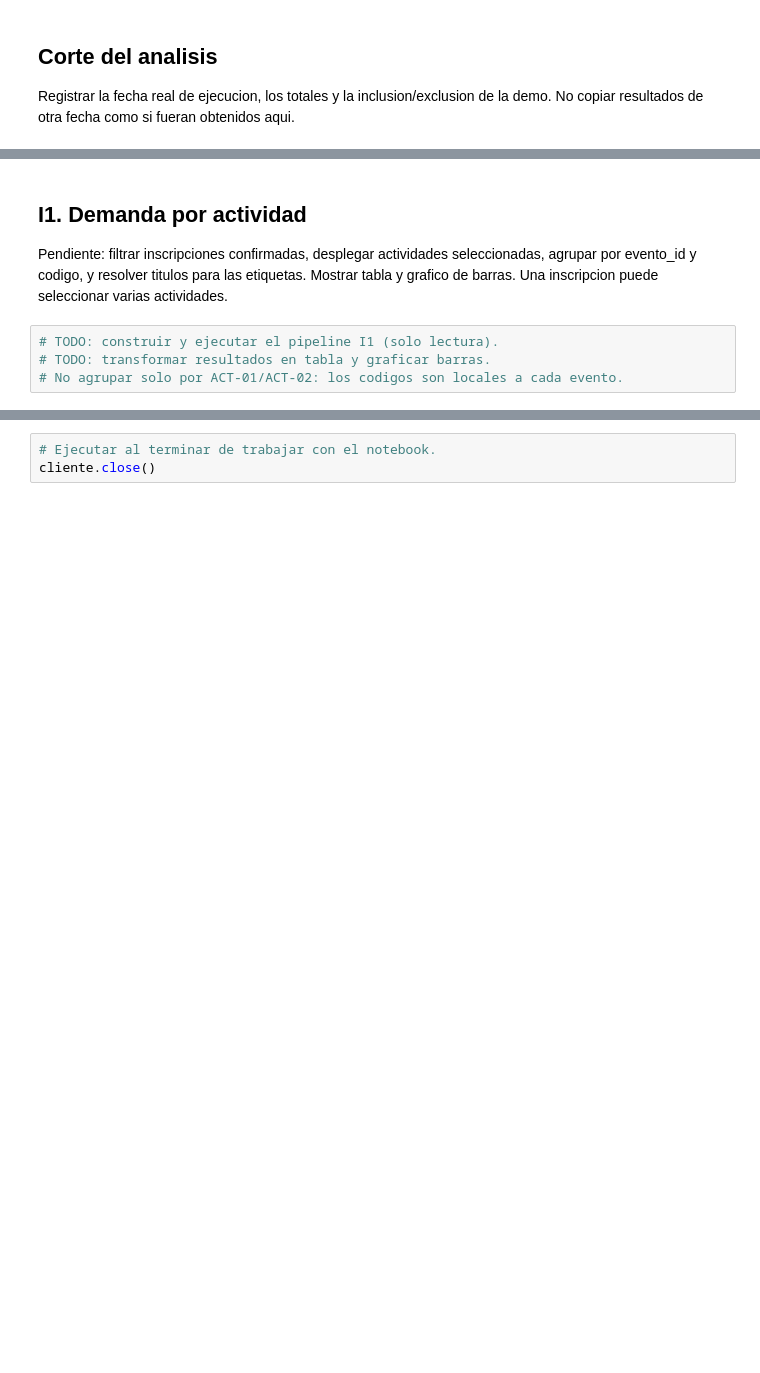
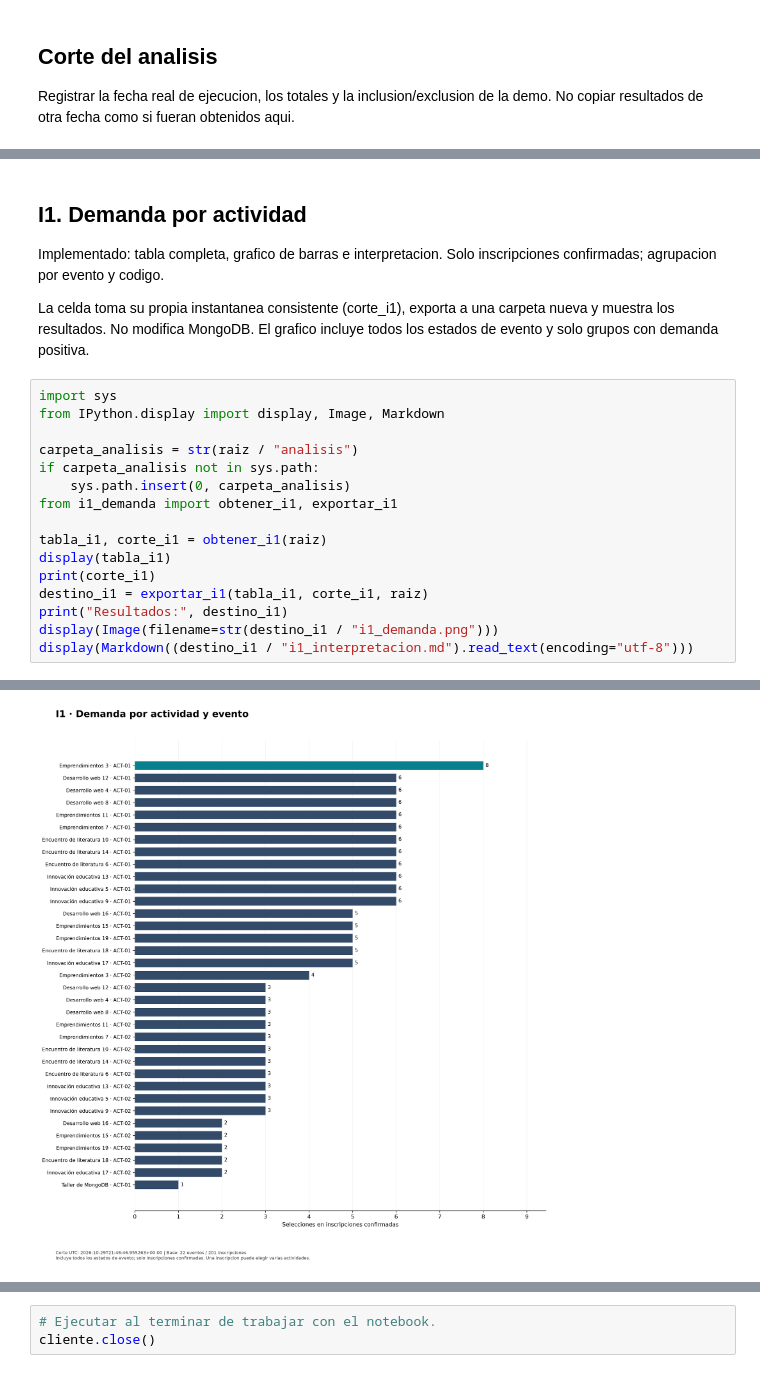
Before and after one commit to AleBrascaucc/Proyecto_NoSQL_Eventos, a Jupyter notebook: analisis/analisis.ipynb, the cells around one changed output, grey strips where cells are left out. Drawn from its saved outputs; the diff is of its cells as text; blank space fills up the shorter version.

Commit message:
Completa indicadores I1 I2 I3 y guarda notebook y resultados

```diff
--- a/analisis/analisis.ipynb
+++ b/analisis/analisis.ipynb
@@ -37,10 +43,24 @@ corte
 # %% [markdown]
 ## I1. Demanda por actividad
 
-Pendiente: filtrar inscripciones confirmadas, desplegar actividades seleccionadas,
-agrupar por evento_id y codigo, y resolver titulos para las etiquetas.
-Mostrar tabla y grafico de barras. Una inscripcion puede seleccionar varias actividades.
+Implementado: tabla completa, grafico de barras e interpretacion. Solo inscripciones confirmadas; agrupacion por evento y codigo.
+
+La celda toma su propia instantanea consistente (corte_i1), exporta a una carpeta nueva y muestra los resultados. No modifica MongoDB.
+El grafico incluye todos los estados de evento y solo grupos con demanda positiva.
 # %%
-# TODO: construir y ejecutar el pipeline I1 (solo lectura).
-# TODO: transformar resultados en tabla y graficar barras.
-# No agrupar solo por ACT-01/ACT-02: los codigos son locales a cada evento.
+import sys
+from IPython.display import display, Image, Markdown
+
+carpeta_analisis = str(raiz / "analisis")
+if carpeta_analisis not in sys.path:
+    sys.path.insert(0, carpeta_analisis)
+from i1_demanda import obtener_i1, exportar_i1
+
+tabla_i1, corte_i1 = obtener_i1(raiz)
+display(tabla_i1)
+print(corte_i1)
+destino_i1 = exportar_i1(tabla_i1, corte_i1, raiz)
+print("Resultados:", destino_i1)
+display(Image(filename=str(destino_i1 / "i1_demanda.png")))
+display(Markdown((destino_i1 / "i1_interpretacion.md").read_text(encoding="utf-8")))
+# %% [output]
@@ -46,0 +86 @@ Mostrar tabla y grafico de barras. Una inscripcion puede seleccionar varias acti
+[figure, added]
```
Also changed, not shown: parts of 9 cells of this notebook, 39 other files.
